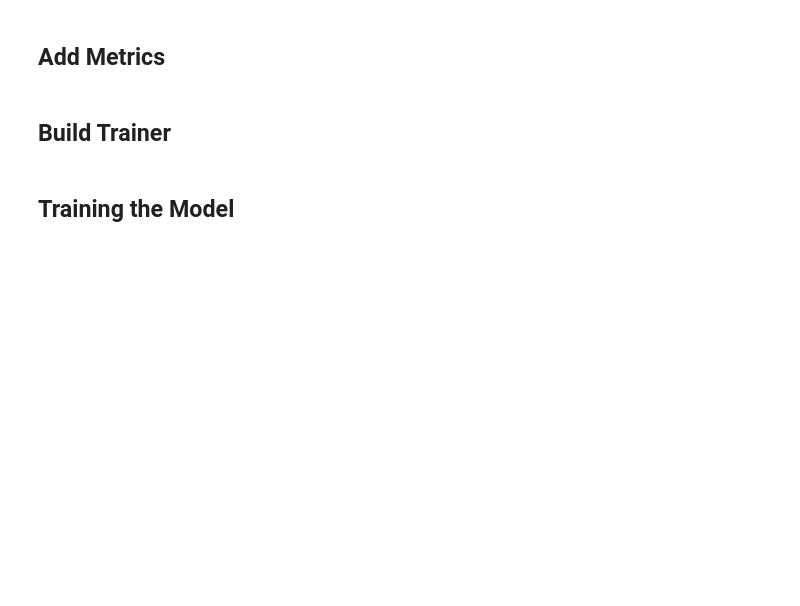
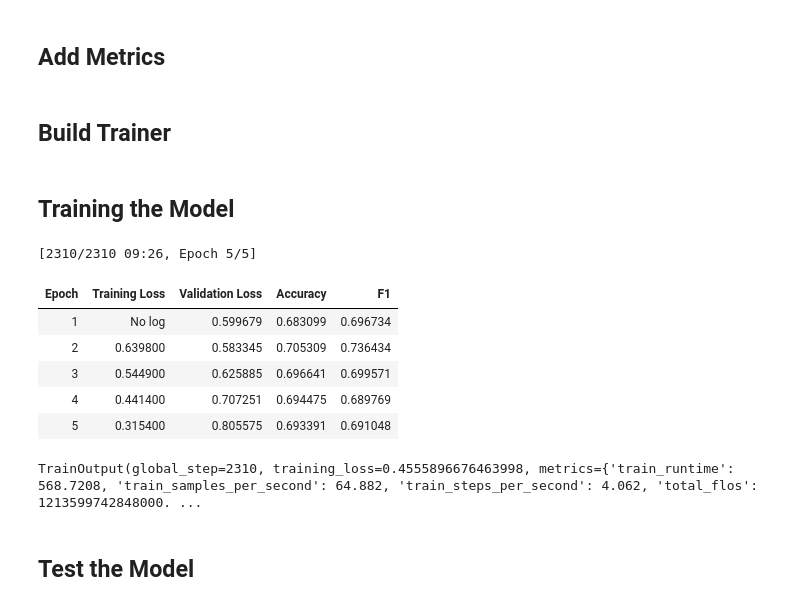
Before and after one commit to sanidavidanagama/DSGP15_Project, a Jupyter notebook: ml-models/education/notebooks/education_text_model.ipynb, the cells around one changed output. Drawn from its saved outputs; the diff is of its cells as text; code cells hidden in the pictures; blank space fills up the shorter version.

Commit message:
feat: iter 1 bert base uncased; 70 accuracy,

```diff
--- a/ml-models/education/notebooks/education_text_model.ipynb
+++ b/ml-models/education/notebooks/education_text_model.ipynb
@@ -16,0 +24,27 @@ from torch.utils.data import Dataset
+# %%
+if IN_COLAB:
+    import kagglehub
+    import shutil
+
+    DATASET_FOLDER = "dataset"
+    KAGGLE_DATASET = "serdarciftci/kido-children-drawing-dataset"
+
+    os.makedirs(DATASET_FOLDER, exist_ok=True)
+
+    print("Downloading dataset from Kaggle...")
+    kaggle_path = kagglehub.dataset_download(KAGGLE_DATASET)
+
+    if os.path.isfile(kaggle_path):
+        shutil.unpack_archive(kaggle_path, DATASET_FOLDER)
+        os.remove(kaggle_path)
+    else:
+        for item in os.listdir(kaggle_path):
+            s = os.path.join(kaggle_path, item)
+            d = os.path.join(DATASET_FOLDER, item)
+            if os.path.isdir(s):
+                shutil.copytree(s, d, dirs_exist_ok=True)
+            else:
+                shutil.copy2(s, d)
+        shutil.rmtree(kaggle_path)
+
+    print("Dataset ready at /content/dataset")
@@ -309,18 +365,21 @@ You should probably TRAIN this model on a down-stream task to be able to use it
 # %% [markdown]
 ## Training Arguments
 # %%
+MAX_LEN = 128
+
 training_args = TrainingArguments(
     output_dir="./text_model",
     eval_strategy="epoch",
     save_strategy="epoch",
     learning_rate=2e-5,
+    warmup_ratio=0.1,
     per_device_train_batch_size=16,
     per_device_eval_batch_size=32,
-    num_train_epochs=3,
+    num_train_epochs=5,
     weight_decay=0.01,
     load_best_model_at_end=True,
     metric_for_best_model="f1",
-    logging_steps=100
+    report_to="none"
 )
 # %% [markdown]
 ## Add Metrics
@@ -344,3 +403,16 @@ trainer = Trainer(
 )
 # %% [markdown]
 ## Training the Model
+# %%
+trainer.train()
+# %% [output]
+[2310/2310 09:26, Epoch 5/5]
+| Epoch | Training Loss | Validation Loss | Accuracy | F1 |
+| 1 | No log | 0.599679 | 0.683099 | 0.696734 |
+| 2 | 0.639800 | 0.583345 | 0.705309 | 0.736434 |
+| 3 | 0.544900 | 0.625885 | 0.696641 | 0.699571 |
+| 4 | 0.441400 | 0.707251 | 0.694475 | 0.689769 |
+| 5 | 0.315400 | 0.805575 | 0.693391 | 0.691048 |
+TrainOutput(global_step=2310, training_loss=0.4555896676463998, metrics={'train_runtime': 568.7208, 'train_samples_per_second': 64.882, 'train_steps_per_second': 4.062, 'total_flos': 1213599742848000. ...
+# %% [markdown]
+## Test the Model
```
Also changed, not shown: parts of 14 cells of this notebook.
